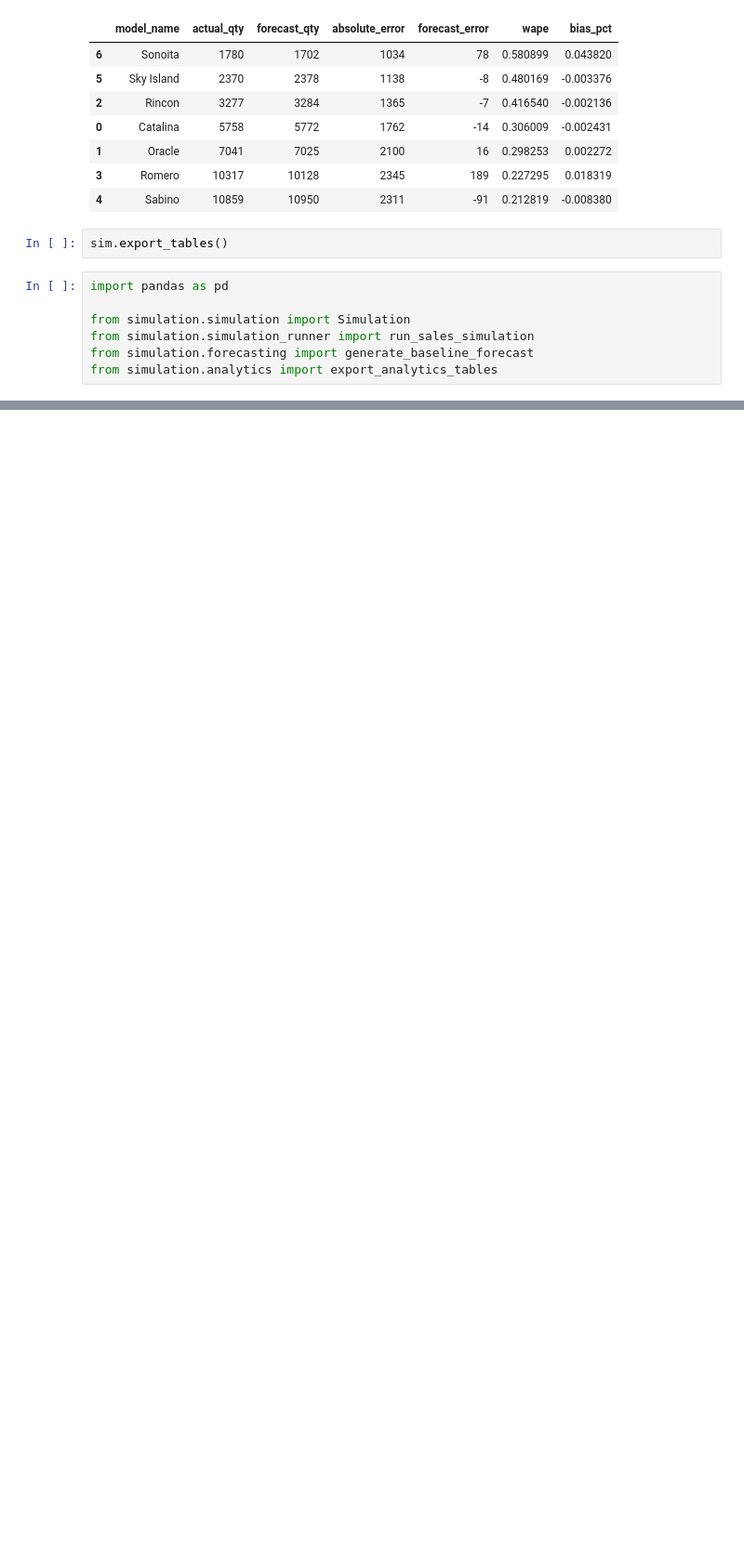
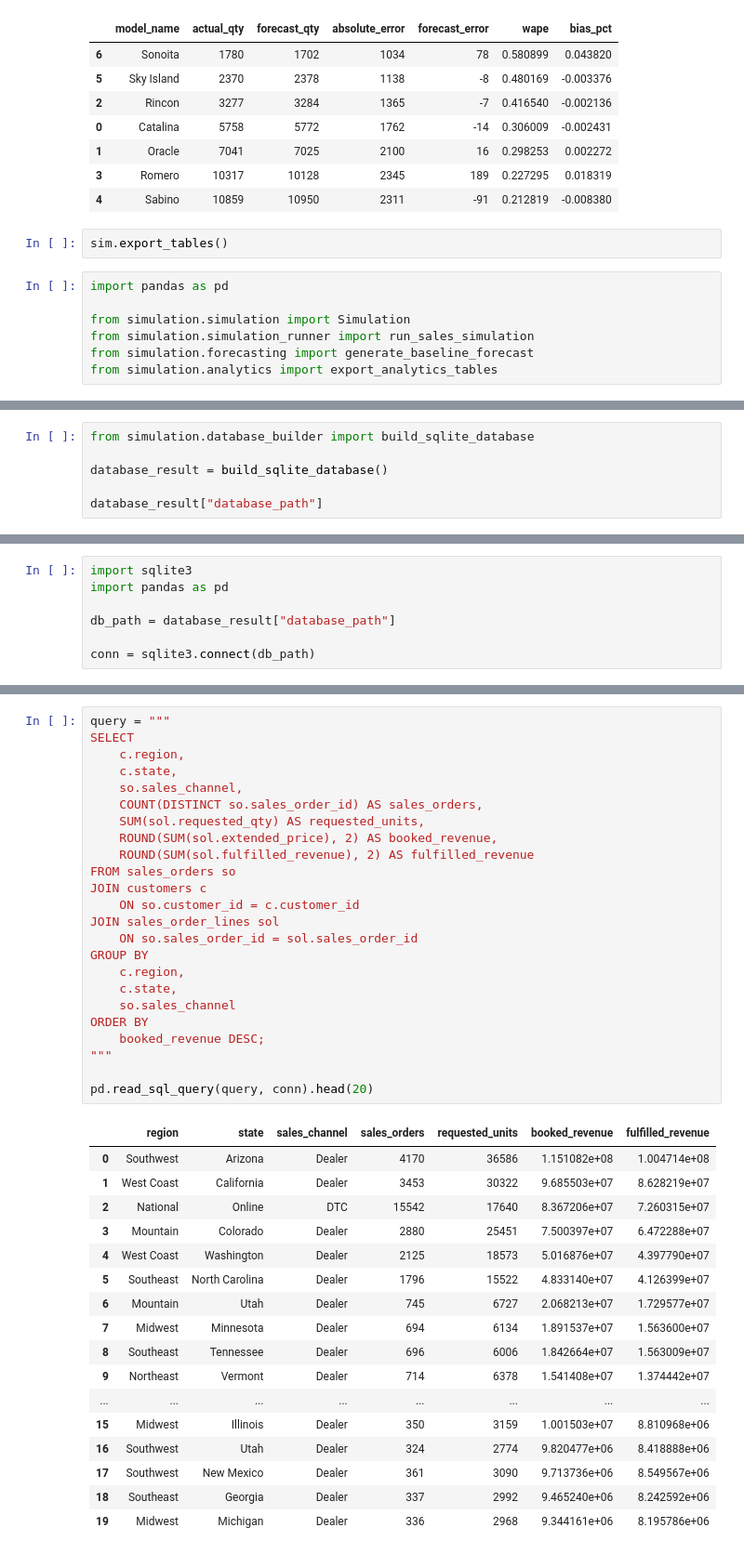
Before and after one commit to samuellettes/sonoran-cycles-supply-chain-analytics, a Jupyter notebook: notebooks/03_Validation.ipynb, the cells around one changed output, grey strips where cells are left out. Shown at 93% size. Drawn from its saved outputs; the diff is of its cells as text; blank space fills up the shorter version.

Commit message:
Add SQLite database builder

```diff
--- a/notebooks/03_Validation.ipynb
+++ b/notebooks/03_Validation.ipynb
@@ -261,0 +297,6 @@ analytics_tables["forecast_accuracy_by_model"].head()
+# %%
+from simulation.database_builder import build_sqlite_database
+
+database_result = build_sqlite_database()
+
+database_result["database_path"]
@@ -261,0 +345,7 @@ analytics_tables["forecast_accuracy_by_model"].head()
+# %%
+import sqlite3
+import pandas as pd
+
+db_path = database_result["database_path"]
+
+conn = sqlite3.connect(db_path)
@@ -261,0 +383,42 @@ analytics_tables["forecast_accuracy_by_model"].head()
+# %%
+query = """
+SELECT
+    c.region,
+    c.state,
+    so.sales_channel,
+    COUNT(DISTINCT so.sales_order_id) AS sales_orders,
+    SUM(sol.requested_qty) AS requested_units,
+    ROUND(SUM(sol.extended_price), 2) AS booked_revenue,
+    ROUND(SUM(sol.fulfilled_revenue), 2) AS fulfilled_revenue
+FROM sales_orders so
+JOIN customers c
+    ON so.customer_id = c.customer_id
+JOIN sales_order_lines sol
+    ON so.sales_order_id = sol.sales_order_id
+GROUP BY
+    c.region,
+    c.state,
+    so.sales_channel
+ORDER BY
+    booked_revenue DESC;
+"""
+
+pd.read_sql_query(query, conn).head(20)
+# %% [output]
+|  | region | state | sales_channel | sales_orders | requested_units | booked_revenue | fulfilled_revenue |
+| 0 | Southwest | Arizona | Dealer | 4170 | 36586 | 1.151082e+08 | 1.004714e+08 |
+| 1 | West Coast | California | Dealer | 3453 | 30322 | 9.685503e+07 | 8.628219e+07 |
+| 2 | National | Online | DTC | 15542 | 17640 | 8.367206e+07 | 7.260315e+07 |
+| 3 | Mountain | Colorado | Dealer | 2880 | 25451 | 7.500397e+07 | 6.472288e+07 |
+| 4 | West Coast | Washington | Dealer | 2125 | 18573 | 5.016876e+07 | 4.397790e+07 |
+| 5 | Southeast | North Carolina | Dealer | 1796 | 15522 | 4.833140e+07 | 4.126399e+07 |
+| 6 | Mountain | Utah | Dealer | 745 | 6727 | 2.068213e+07 | 1.729577e+07 |
+| 7 | Midwest | Minnesota | Dealer | 694 | 6134 | 1.891537e+07 | 1.563600e+07 |
+| 8 | Southeast | Tennessee | Dealer | 696 | 6006 | 1.842664e+07 | 1.563009e+07 |
+| 9 | Northeast | Vermont | Dealer | 714 | 6378 | 1.541408e+07 | 1.374442e+07 |
+| ... | ... | ... | ... | ... | ... | ... | ... |
+| 15 | Midwest | Illinois | Dealer | 350 | 3159 | 1.001503e+07 | 8.810968e+06 |
+| 16 | Southwest | Utah | Dealer | 324 | 2774 | 9.820477e+06 | 8.418888e+06 |
+| 17 | Southwest | New Mexico | Dealer | 361 | 3090 | 9.713736e+06 | 8.549567e+06 |
+| 18 | Southeast | Georgia | Dealer | 337 | 2992 | 9.465240e+06 | 8.242592e+06 |
+| 19 | Midwest | Michigan | Dealer | 336 | 2968 | 9.344161e+06 | 8.195786e+06 |
```
Also changed, not shown: parts of 22 cells of this notebook, 5 other files.
